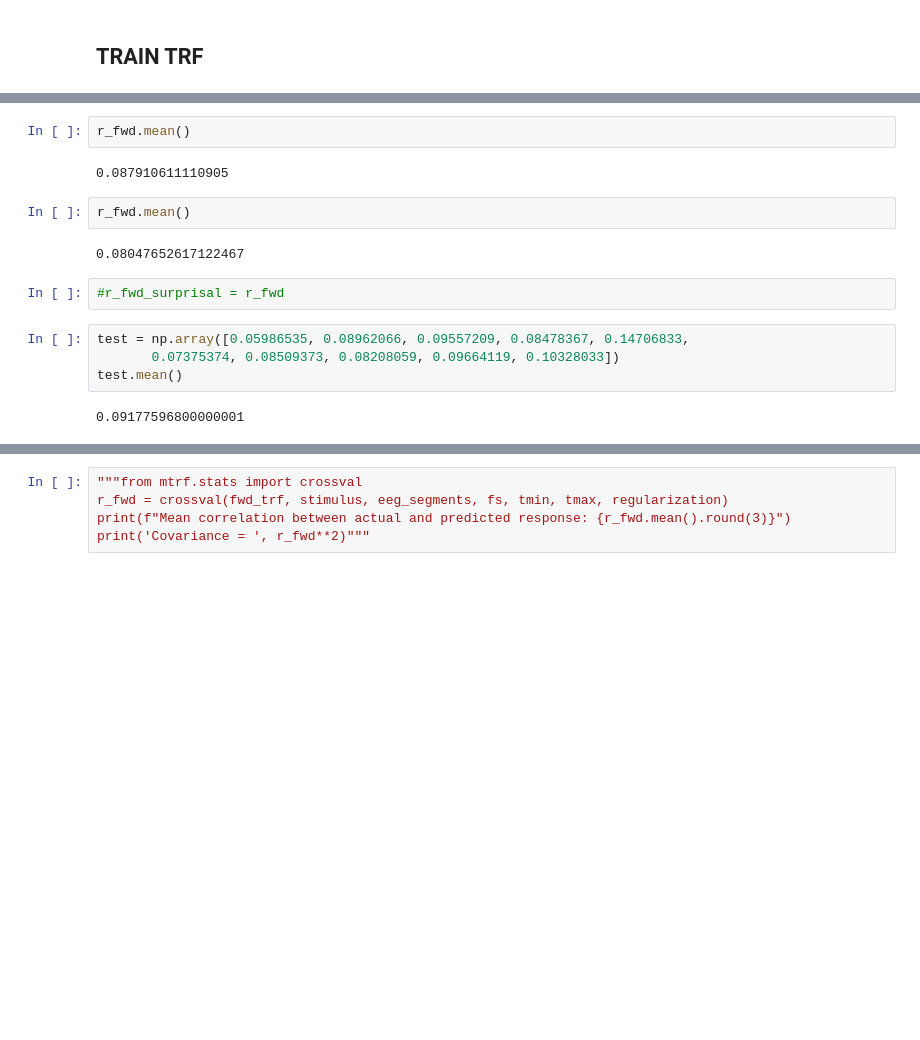
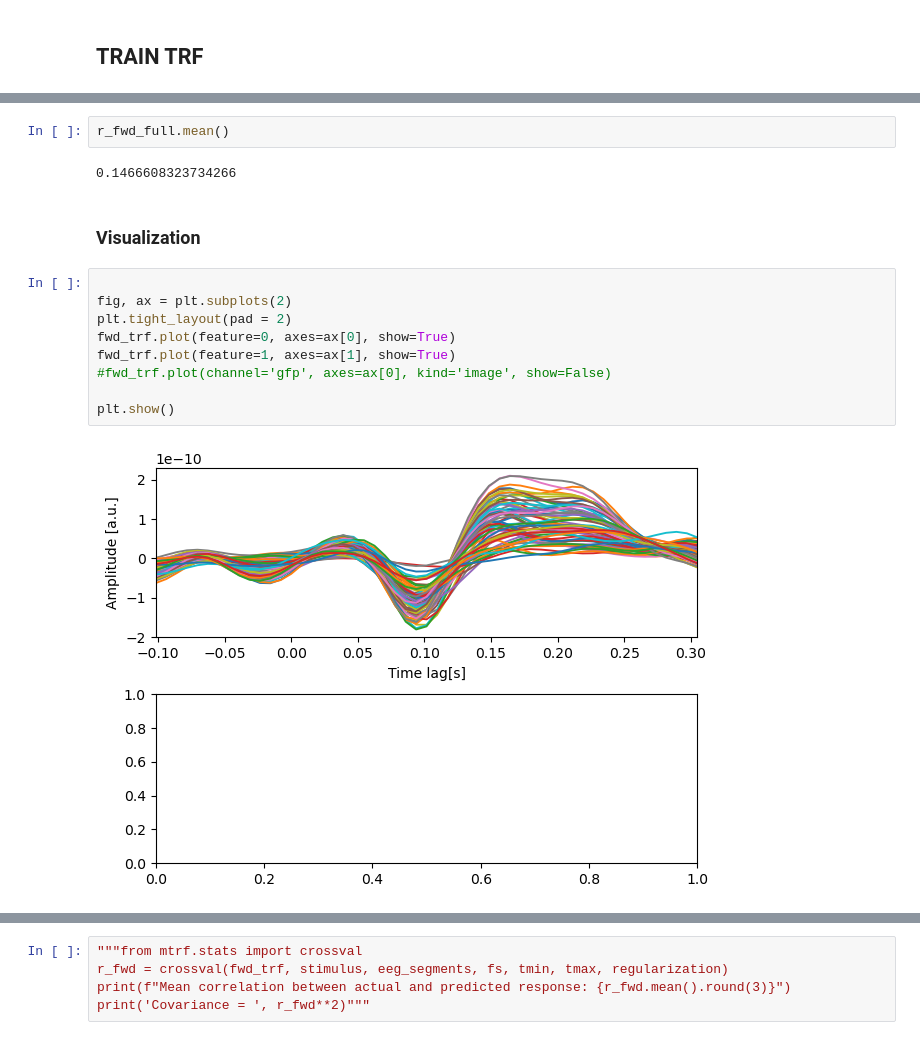
Before and after one commit to haiqin-zhang/AM-EEG, a Jupyter notebook: analysis_listen/listen_mTRF_withsurprisal.ipynb, the cells around one changed output, grey strips where cells are left out. Saved outputs shown, nothing was run; the diff lists cells and outputs as text; blank space fills up the shorter version.

```diff
--- a/analysis_listen/listen_mTRF_withsurprisal.ipynb
+++ b/analysis_listen/listen_mTRF_withsurprisal.ipynb
@@ -158,19 +179,20 @@ r_fwd.mean()
 # %%
-r_fwd.mean()
+r_fwd_full.mean()
 # %% [output]
-0.087910611110905
+0.1466608323734266
-# %%
-r_fwd.mean()
-# %% [output]
-0.08047652617122467
-# %%
-#r_fwd_surprisal = r_fwd
-# %%
-test = np.array([0.05986535, 0.08962066, 0.09557209, 0.08478367, 0.14706833,
-       0.07375374, 0.08509373, 0.08208059, 0.09664119, 0.10328033])
-test.mean()
-# %% [output]
-0.09177596800000001
+# %% [markdown]
+### Visualization
+# %%
+
+fig, ax = plt.subplots(2)
+plt.tight_layout(pad = 2)
+fwd_trf.plot(feature=0, axes=ax[0], show=True)
+fwd_trf.plot(feature=1, axes=ax[1], show=True)
+#fwd_trf.plot(channel='gfp', axes=ax[0], kind='image', show=False)
+
+plt.show()
+# %% [output]
+[figure, added]
 # %%
 r_fwd
 # %% [output]
```
Also changed, not shown: parts of 26 cells of this notebook, 12 other files.
